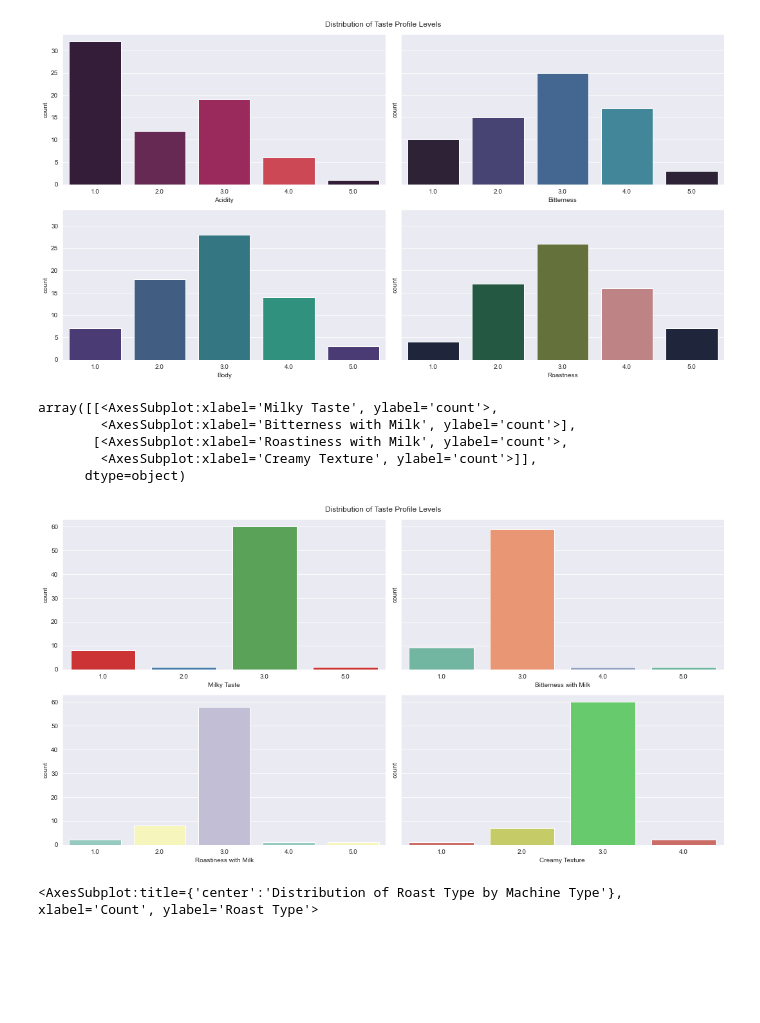
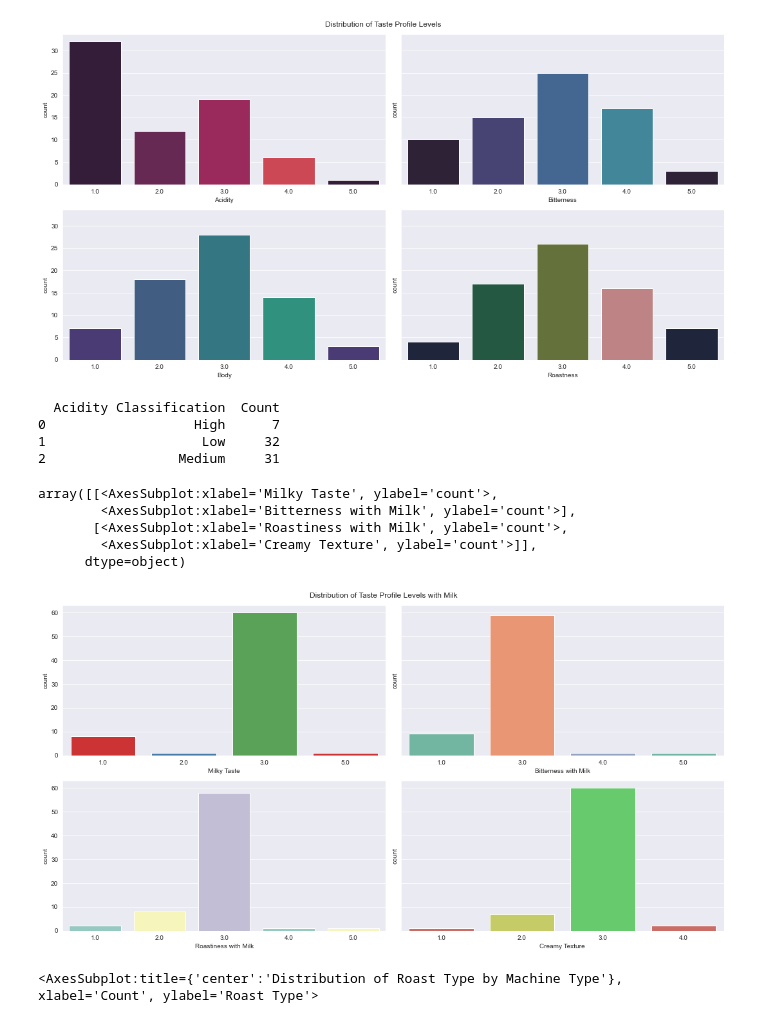
Before and after one commit to kjeshang/NespressoMetropolisTrainingApp, a Jupyter notebook: NespressoTrainingApp/analysis/2_DataExploration.ipynb, the cells around one changed output. Drawn from its saved outputs; the diff is of its cells as text; code cells hidden in the pictures; blank space fills up the shorter version.

Commit message:
Completed explore page
Completed explore page consisting of univariate and multivariate exploratory data analysis & visualizations

```diff
--- a/NespressoTrainingApp/analysis/2_DataExploration.ipynb
+++ b/NespressoTrainingApp/analysis/2_DataExploration.ipynb
@@ -421,26 +421,43 @@ array([[<AxesSubplot:xlabel='Acidity', ylabel='count'>,
        [<AxesSubplot:xlabel='Body', ylabel='count'>,
         <AxesSubplot:xlabel='Roastness', ylabel='count'>]], dtype=object)
 [figure]
+# %%
+df_temp1 = df.groupby(by=['Acidity Classification']).size();
+data = [];
+for i in range(len(df_temp1)):
+    row = []
+    row.append(df_temp1.index[i]);
+    row.append(df_temp1.values[i]);
+    data.append(row);
+df_temp2 = pd.DataFrame(data, columns=['Acidity Classification','Count'])
+print(df_temp2);
+fig = px.bar(df_temp2, x='Acidity Classification', y='Count', template='plotly_dark')
+fig.show()
+# %% [output]
+  Acidity Classification  Count
+0                   High      7
+1                    Low     32
+2                 Medium     31
 # %%
 # Bar plot of taste profile level with milk distribution
 charts_tasteProfileLevels(
     dataframe=df,
     columns=['Milky Taste','Bitterness with Milk','Roastiness with Milk','Creamy Texture'],
-    title='Distribution of Taste Profile Levels',
+    title='Distribution of Taste Profile Levels with Milk',
     palettes=[
         sns.color_palette('Set1'),
         sns.color_palette("Set2"),
         sns.color_palette('Set3'),
         sns.color_palette('hls')
     ]
 )
 # %% [output]
 array([[<AxesSubplot:xlabel='Milky Taste', ylabel='count'>,
         <AxesSubplot:xlabel='Bitterness with Milk', ylabel='count'>],
        [<AxesSubplot:xlabel='Roastiness with Milk', ylabel='count'>,
         <AxesSubplot:xlabel='Creamy Texture', ylabel='count'>]],
       dtype=object)
-[figure, old version]
+[figure, new version]
 # %%
 # Side by side horizontal bar chart of number of coffees per roast type and machine type
 chart_numCoffeesPerMachineTypeAndColumn(dataframe=df, column1='Roast Type', column2='Type', type=None)
```
Also changed, not shown: parts of 4 cells of this notebook, 3 other files.
